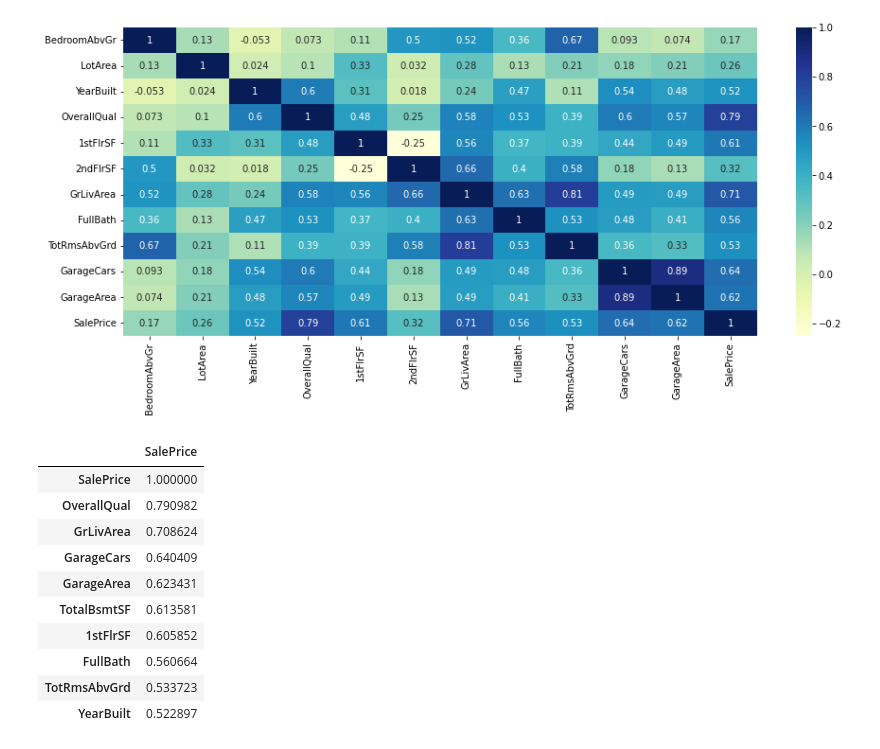
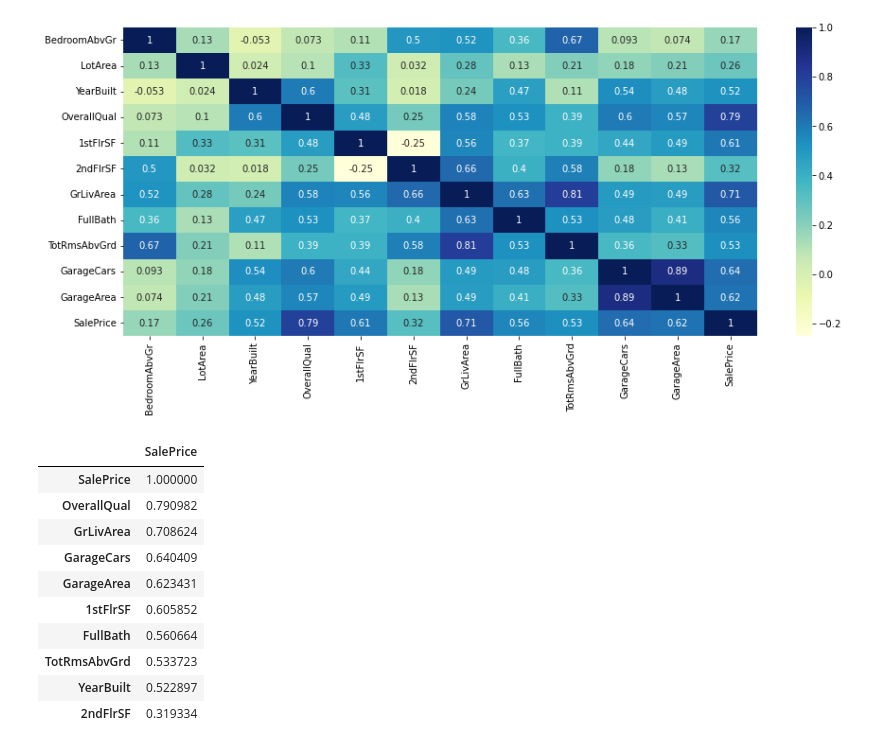
Before and after one commit to CS521-Burstein/final-project-Ayoub-Amghar, a Jupyter notebook: Data Analysis.ipynb, the cells around one changed output. Cells and saved outputs as stored; diff of their text form; code cells hidden in the pictures.

Commit message:
updates on correlation

```diff
--- a/delivery_2.ipynb
+++ b/Data Analysis.ipynb
@@ -137,17 +150,17 @@ plt.show()
 # %% [output]
 [figure]
 # %%
-correlation = housing_dataframe.corr()['SalePrice'].sort_values(ascending = False).to_frame().head(10)
+correlation = clean_cor.corr()['SalePrice'].sort_values(ascending = False).to_frame().head(10)
 correlation
 # %% [output]
 |  | SalePrice |
 | SalePrice | 1.000000 |
 | OverallQual | 0.790982 |
 | GrLivArea | 0.708624 |
 | GarageCars | 0.640409 |
 | GarageArea | 0.623431 |
-| TotalBsmtSF | 0.613581 |
 | 1stFlrSF | 0.605852 |
 | FullBath | 0.560664 |
 | TotRmsAbvGrd | 0.533723 |
 | YearBuilt | 0.522897 |
+| 2ndFlrSF | 0.319334 |
```
Also changed, not shown: parts of 5 cells of this notebook.
